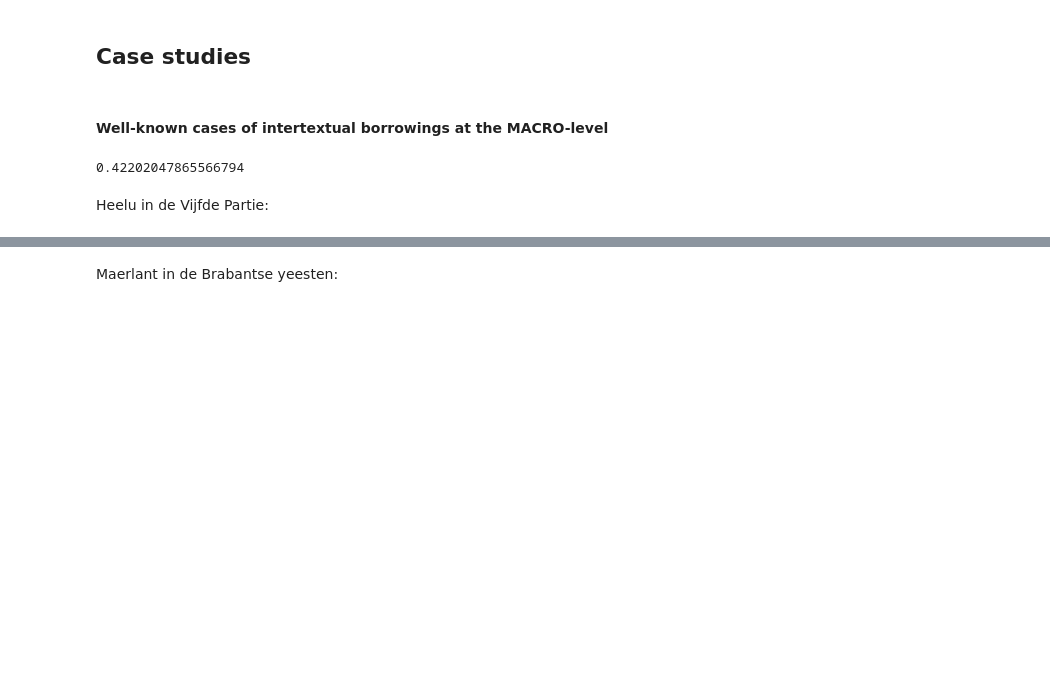
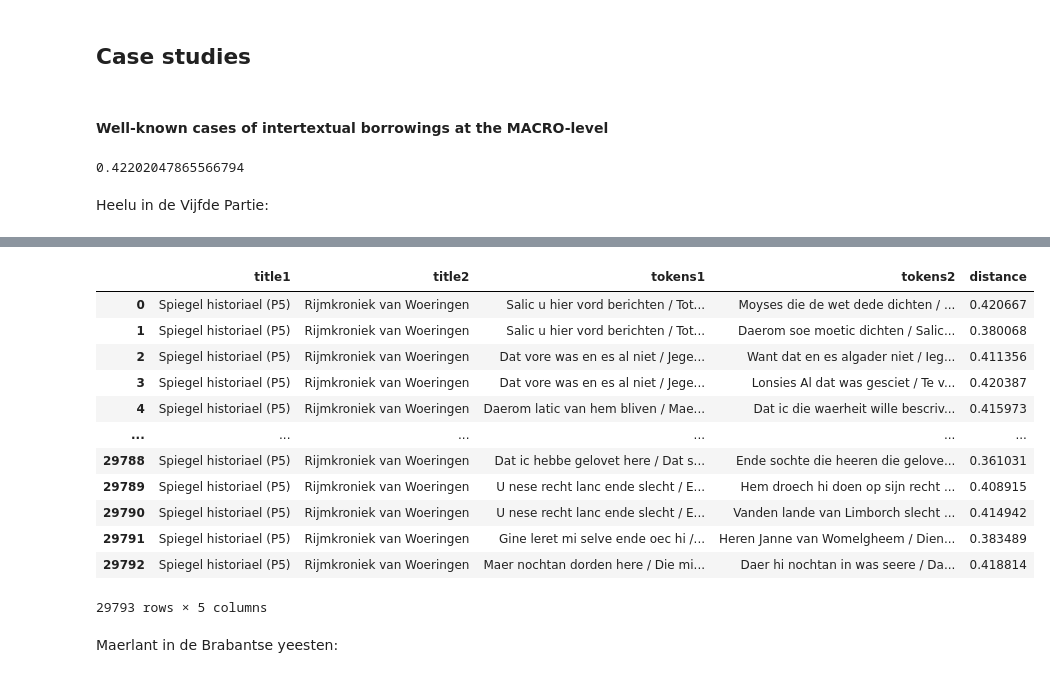
Before and after one commit to mikekestemont/zwerfverzen, a Jupyter notebook: notebooks/intertext.ipynb, the cells around one changed output, grey strips where cells are left out. Cells and saved outputs as stored; diff of their text form; code cells hidden in the pictures; blank space fills up the shorter version.

Commit message:
retrieve actual intertexts on the basis of distances

```diff
--- a/notebooks/intertext.ipynb
+++ b/notebooks/intertext.ipynb
@@ -607,6 +623,19 @@ def pairwise(title1, title2, rhyme_weight=.25, batch_size=5000):
 
     return all_distances
 
+def retrieve_intertexts(title1, title2, distances, threshold):
+    A = df[df['title'] == title1]
+    B = df[df['title'] == title2]
+
+    intertexts = []
+    for idx1, idx2 in np.transpose(np.nonzero(distances < threshold)):
+        tokens1 = A.iloc[idx1]['tokens']
+        tokens2 = B.iloc[idx2]['tokens']
+        distance = distances[idx1, idx2]
+        intertexts.append((title1, title2, tokens1, tokens2, distance))
+
+    return pd.DataFrame(intertexts, columns=['title1', 'title2', 'tokens1', 'tokens2', 'distance'])
+
 def plot_min_distance_nn(t1, t2, min_dists, threshold, rolling_size=1000):
     mu = min_dists.rolling(rolling_size).mean()
     fig, ax = plt.subplots()
@@ -654,3 +683,19 @@ plt.savefig(f'{fig_dir}/heelu.png', transparent=True);
+# %%
+retrieve_intertexts(t1, t2, distances=distances, threshold=threshold)
+# %% [output]
+|  | title1 | title2 | tokens1 | tokens2 | distance |
+| 0 | Spiegel historiael (P5) | Rijmkroniek van Woeringen | Salic u hier vord berichten / Tot... | Moyses die de wet dede dichten / ... | 0.420667 |
+| 1 | Spiegel historiael (P5) | Rijmkroniek van Woeringen | Salic u hier vord berichten / Tot... | Daerom soe moetic dichten / Salic... | 0.380068 |
+| 2 | Spiegel historiael (P5) | Rijmkroniek van Woeringen | Dat vore was en es al niet / Jege... | Want dat en es algader niet / Ieg... | 0.411356 |
+| 3 | Spiegel historiael (P5) | Rijmkroniek van Woeringen | Dat vore was en es al niet / Jege... | Lonsies Al dat was gesciet / Te v... | 0.420387 |
+| 4 | Spiegel historiael (P5) | Rijmkroniek van Woeringen | Daerom latic van hem bliven / Mae... | Dat ic die waerheit wille bescriv... | 0.415973 |
+| ... | ... | ... | ... | ... | ... |
+| 29788 | Spiegel historiael (P5) | Rijmkroniek van Woeringen | Dat ic hebbe gelovet here / Dat s... | Ende sochte die heeren die gelove... | 0.361031 |
+| 29789 | Spiegel historiael (P5) | Rijmkroniek van Woeringen | U nese recht lanc ende slecht / E... | Hem droech hi doen op sijn recht ... | 0.408915 |
+| 29790 | Spiegel historiael (P5) | Rijmkroniek van Woeringen | U nese recht lanc ende slecht / E... | Vanden lande van Limborch slecht ... | 0.414942 |
+| 29791 | Spiegel historiael (P5) | Rijmkroniek van Woeringen | Gine leret mi selve ende oec hi /... | Heren Janne van Womelgheem / Dien... | 0.383489 |
+| 29792 | Spiegel historiael (P5) | Rijmkroniek van Woeringen | Maer nochtan dorden here / Die mi... | Daer hi nochtan in was seere / Da... | 0.418814 |
+29793 rows × 5 columns
 # %% [markdown]
 Maerlant in de Brabantse yeesten:
 # %%
```
Also changed, not shown: parts of 13 cells of this notebook.
